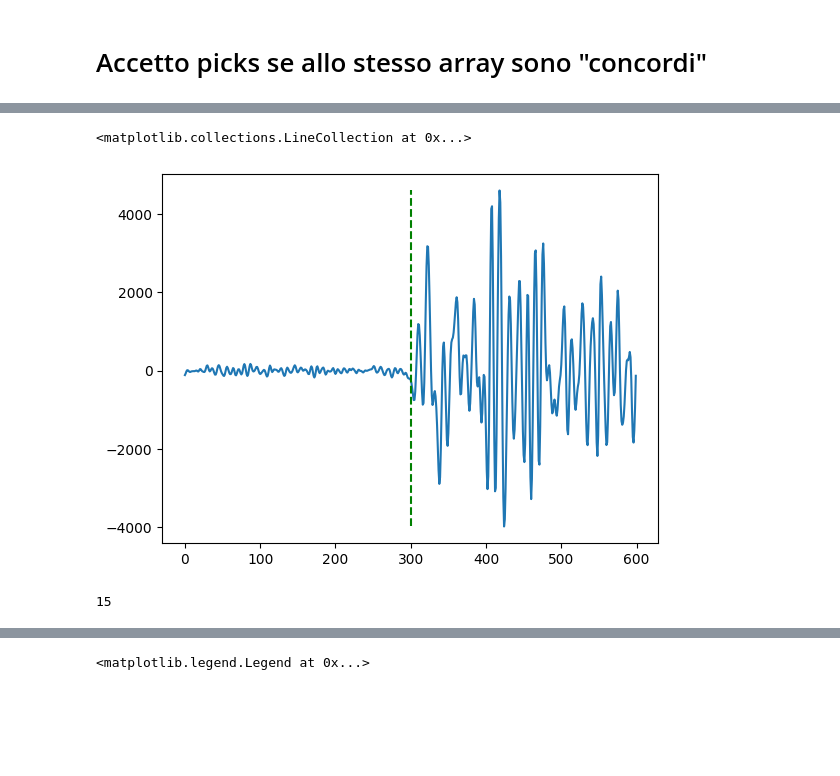
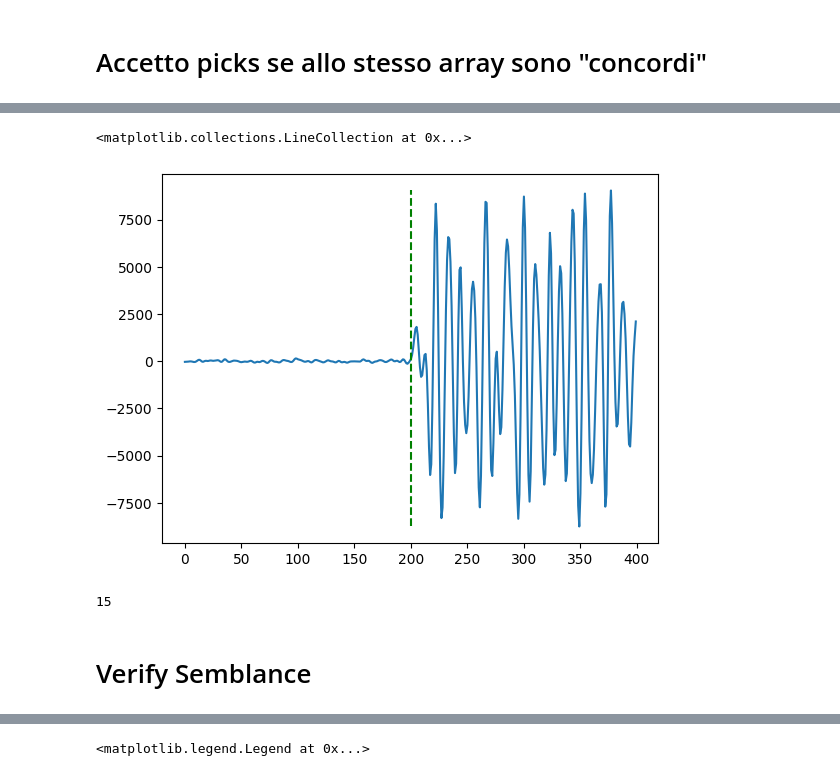
Before and after one commit to Nemenick/primoprogetto, a Jupyter notebook: Codici/_DETECT_HOS.ipynb, the cells around one changed output, grey strips where cells are left out. Saved outputs shown, nothing was run; the diff lists cells and outputs as text; code cells hidden in the pictures; blank space fills up the shorter version.

Commit message:
Aggregate picks

```diff
--- a/Codici/_DETECT_HOS.ipynb
+++ b/Codici/_DETECT_HOS.ipynb
@@ -204,11 +218,13 @@ plt.vlines(ons_2[vedok][indi[i]]+s-arrivo,min_,max_,color="red", label = "arrivo
 #plt.plot(sig)
 import numpy as np
 import matplotlib.pyplot as plt
-s = 300
+import _Library_HOS
+s = 200
+i = 141
 
-sig =  _Library_HOS.freq_filter(D.sismogramma[indi[i]], 100, [1,20], type_filter= "bandpass")
-sig = D.sismogramma[indi[i]]
-arrivo = D.metadata["trace_P_arrival_sample"][indi[i]]
+sig =  _Library_HOS.freq_filter(D.sismogramma[i], 100, [1,20], type_filter= "bandpass")
+#sig = D.sismogramma[i]
+arrivo = D.metadata["trace_P_arrival_sample"][i]
 plt.plot(sig[arrivo-s:arrivo+s])
 min_ = np.min(sig[arrivo-s:arrivo+s])
 max_ = np.max(sig[arrivo-s:arrivo+s])
@@ -243,0 +267,3 @@ plt.vlines(s,min_,max_,color="red", label = "arrivo", linestyles="--")
+# %%
+times_hos =times_hos[times_hos["Accept"]=="True"]
+len(times_hos)
@@ -243,0 +272,5 @@ plt.vlines(s,min_,max_,color="red", label = "arrivo", linestyles="--")
+# %%
+common = 0
+for i in times_hos.index:
+    if i in times_hos_fclust_scipy.index:
+        common += 1
@@ -272,7 +369,7 @@ all_best_keys = ['stat: S_4 type_filter: bandpass filter freq: [1, 30] window_wi
                  'stat: S_4 type_filter: bandpass filter freq: [1, 30] window_width: 300 tresh:_ons_th=0.3',
                  'stat: S_4 type_filter: bandpass filter freq: [1, 30] window_width: 300 tresh:_ons_th=0.4',
                  'stat: S_4 type_filter: bandpass filter freq: [1, 30] window_width: 300 tresh:_ons_max']
-std_mx = 15 # TODO studia al variare std le performance con ALREDYPICKED
+std_mx = 15
 dmaxs = calc_max_distance(tolerance = 40)
 
 uu = []
@@ -284,10 +381,7 @@ ev_list = np.array([s[:12] for s in times_concordi["trace_name"]])
 ev_uniq = list(set(ev_list))
 ev_uniq.sort()
 
-# iii = 0
-# iiii= 0
-# iiii2 = 0
-for ev in ev_uniq[0:1]:
+for ev in ev_uniq:
     tmp = times_concordi[(ev_list==ev)]                         # select a single event
     arr_list = np.array([s[16:18] for s in tmp["trace_name"]])  # select a single array for each event (tipical arr_list=["01", "01", "10"..] )
     arr_uniq = list(set(arr_list))
@@ -304,30 +398,19 @@ for ev in ev_uniq[0:1]:
             # Controllo max - min, deve essere nel range (non mi fido di cluster di soli 2 elementi)
             if (picks.max()-picks.min()) < dmaxs[arr]:
                 times_hos["Accept"][picks.index] = "True"
-                #iii += 1
 
         if len(picks) > 3:
             picks = picks.sort_values()
             picks_l = list(picks.values)
             if len(picks) == 7:
-                uu.append(picks_l)
+                uu.append(picks_l+[arr])
             s,e = cluster_agg_max_distance(picks_l,dmax=dmaxs[arr])
             # for i in range(len(s)):
             #     print(picks_l[s[i]:e[i]+1])
             indi = accept_cluster(s,e)
-            #iiii += 1
+
             if indi >=0:
                 times_hos["Accept"][picks[s[indi]:e[indi]+1].index] = "True"
-                #iiii2 +=1
 
 
-
-            # vedo il più popoloso (min 3), confronto con altri.
-            # Chiamoo p1 e p2 le popolosità dei cluster maggiore e secondo maggiore. Affidabile se:
-                # 1) Almeno metà dei pick + 1 ∈ cluster maggiore (metà nel senso di //)
-                # 2) p1 - p2 >= 2
-                # 3) p1 >= 2 * p2
-
-        # TODO confronto pick con quelli di cui ho già il pick
-        # TODO confronto tra di loro!
-        # TODO maggioranza sta con standard deviation intorno a 90... vedi che succede max-min
+#times_hos.to_csv("/home/silvia/Desktop/ONSET_HOS/ONSET_DETECT_whole_checked(std15_tolerance40).csv", index=False)
@@ -390,28 +456,30 @@ D.leggi_custom_dataset(hd,cs)
 # %%
 #plt.plot(sig)
 import numpy as np
 import matplotlib.pyplot as plt
 import _Library_HOS
-s = 300
+s = 200
 
 i=59
 u = times_hos[(times_hos["Accept"] == "True") & (times_hos["trace_P_arrival_sample"]<0)]
 indi = u.index[i]
 
 sig =  _Library_HOS.freq_filter(D.sismogramma[indi], 200, [1,30], type_filter= "bandpass")
 # sig = D.sismogramma[indi[i]]
 arrivo = u["stat: S_4 type_filter: bandpass filter freq: [1, 30] window_width: 300 tresh:_ons_th=0.1"][indi]
 plt.plot(sig[arrivo-s:arrivo+s])
 min_ = np.min(sig[arrivo-s:arrivo+s])
 max_ = np.max(sig[arrivo-s:arrivo+s])
 
 plt.vlines(s,min_,max_,color="green", label = "arrivo", linestyles="--")
 #plt.vlines(ons_2[vedok][indi[i]]+s-arrivo,min_,max_,color="red", label = "arrivo", linestyles="--")
 # %% [output]
 <matplotlib.collections.LineCollection at 0x...>
-[figure, old version]
+[figure, new version]
 # %%
 indi = times_hos[(times_hos["Accept"] == "True") & (times_hos["trace_P_arrival_sample"]<0)].index[0]
 indi
 # %% [output]
 15
+# %% [markdown]
+# Verify Semblance
```
Also changed, not shown: parts of 38 cells of this notebook, 4 other files.
